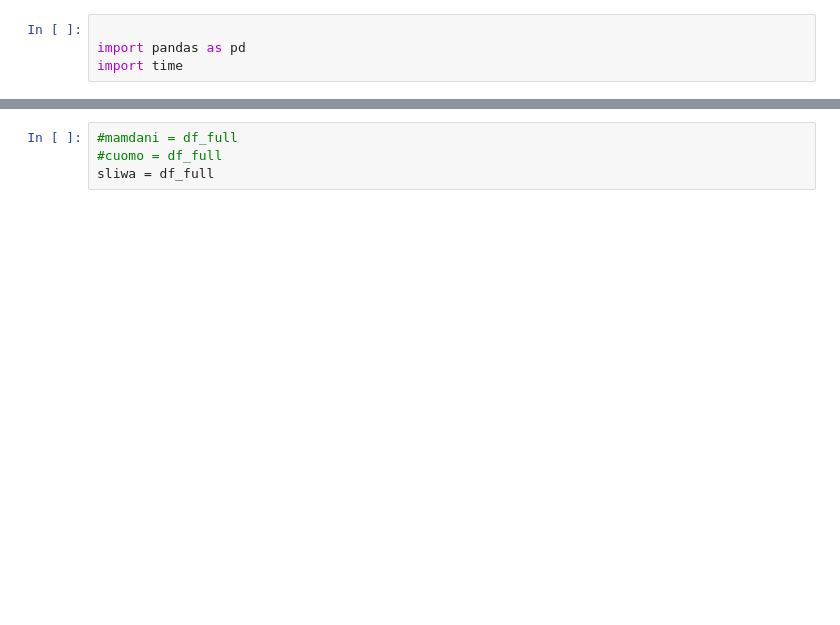
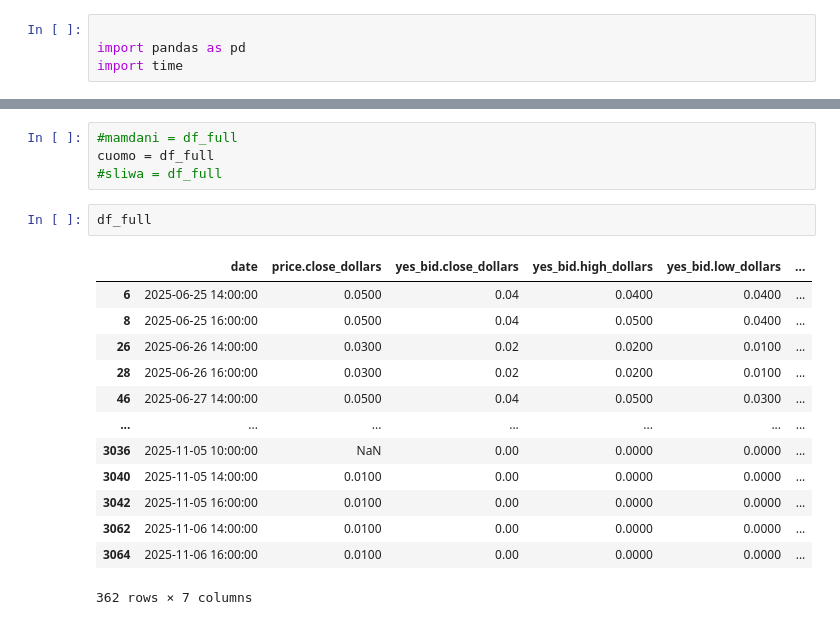
Before and after one commit to rohannunu/RedditKalshiPredictions, a Jupyter notebook: kalshi.ipynb, the cells around one changed output, grey strips where cells are left out. Saved outputs shown, nothing was run; the diff lists cells and outputs as text; blank space fills up the shorter version.

```diff
--- a/kalshi.ipynb
+++ b/kalshi.ipynb
@@ -162,7 +247,23 @@ plt.show()
 # %%
 #mamdani = df_full
-#cuomo = df_full
-sliwa = df_full
+cuomo = df_full
+#sliwa = df_full
+# %%
+df_full
+# %% [output]
+|  | date | price.close_dollars | yes_bid.close_dollars | yes_bid.high_dollars | yes_bid.low_dollars | ... |
+| 6 | 2025-06-25 14:00:00 | 0.0500 | 0.04 | 0.0400 | 0.0400 | ... |
+| 8 | 2025-06-25 16:00:00 | 0.0500 | 0.04 | 0.0500 | 0.0400 | ... |
+| 26 | 2025-06-26 14:00:00 | 0.0300 | 0.02 | 0.0200 | 0.0100 | ... |
+| 28 | 2025-06-26 16:00:00 | 0.0300 | 0.02 | 0.0200 | 0.0100 | ... |
+| 46 | 2025-06-27 14:00:00 | 0.0500 | 0.04 | 0.0500 | 0.0300 | ... |
+| ... | ... | ... | ... | ... | ... | ... |
+| 3036 | 2025-11-05 10:00:00 | NaN | 0.00 | 0.0000 | 0.0000 | ... |
+| 3040 | 2025-11-05 14:00:00 | 0.0100 | 0.00 | 0.0000 | 0.0000 | ... |
+| 3042 | 2025-11-05 16:00:00 | 0.0100 | 0.00 | 0.0000 | 0.0000 | ... |
+| 3062 | 2025-11-06 14:00:00 | 0.0100 | 0.00 | 0.0000 | 0.0000 | ... |
+| 3064 | 2025-11-06 16:00:00 | 0.0100 | 0.00 | 0.0000 | 0.0000 | ... |
+362 rows × 7 columns
 # %%
 import matplotlib.pyplot as plt
 import numpy as np
```
Also changed, not shown: parts of 12 cells of this notebook, 1 other file.
